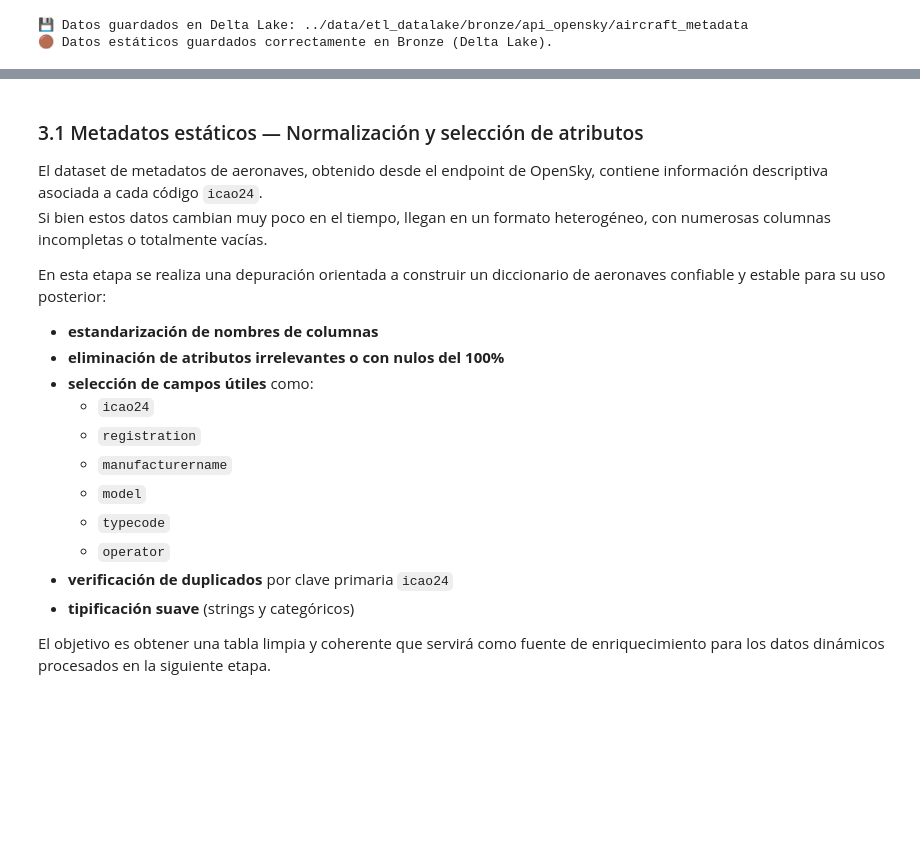
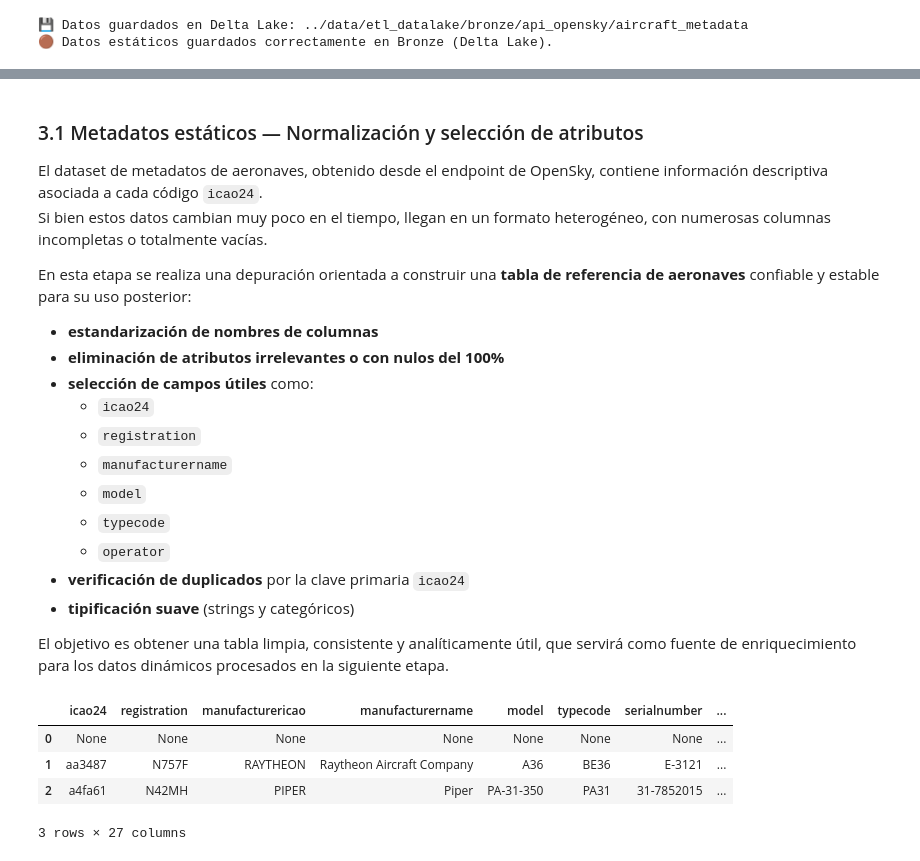
Before and after one commit to fernandezelias/ETL_OpenSky_Aviation, a Jupyter notebook: notebooks/01_opensky_etl.ipynb, the cells around one changed output, grey strips where cells are left out. Cells and saved outputs as stored; diff of their text form; code cells hidden in the pictures; blank space fills up the shorter version.

```diff
--- a/notebooks/01_opensky_etl.ipynb
+++ b/notebooks/01_opensky_etl.ipynb
@@ -346,7 +346,7 @@ Este enfoque garantiza un esquema consistente y una base sólida para la etapa *
 El dataset de metadatos de aeronaves, obtenido desde el endpoint de OpenSky, contiene información descriptiva asociada a cada código `icao24`.
 Si bien estos datos cambian muy poco en el tiempo, llegan en un formato heterogéneo, con numerosas columnas incompletas o totalmente vacías.
 
-En esta etapa se realiza una depuración orientada a construir un diccionario de aeronaves confiable y estable para su uso posterior:
+En esta etapa se realiza una depuración orientada a construir una **tabla de referencia de aeronaves** confiable y estable para su uso posterior:
 
 - **estandarización de nombres de columnas**
 - **eliminación de atributos irrelevantes o con nulos del 100%**
@@ -357,7 +357,7 @@ En esta etapa se realiza una depuración orientada a construir un diccionario de
   - `model`
   - `typecode`
   - `operator`
-- **verificación de duplicados** por clave primaria `icao24`
+- **verificación de duplicados** por la clave primaria `icao24`
 - **tipificación suave** (strings y categóricos)
 
-El objetivo es obtener una tabla limpia y coherente que servirá como fuente de enriquecimiento para los datos dinámicos procesados en la siguiente etapa.
+El objetivo es obtener una tabla limpia, consistente y analíticamente útil, que servirá como fuente de enriquecimiento para los datos dinámicos procesados en la siguiente etapa.
@@ -363,0 +373,9 @@ El objetivo es obtener una tabla limpia y coherente que servirá como fuente de
+# %%
+# Vista preliminar
+df_aircraft_cleaned.head(3)
+# %% [output]
+|  | icao24 | registration | manufacturericao | manufacturername | model | typecode | serialnumber | ... |
+| 0 | None | None | None | None | None | None | None | ... |
+| 1 | aa3487 | N757F | RAYTHEON | Raytheon Aircraft Company | A36 | BE36 | E-3121 | ... |
+| 2 | a4fa61 | N42MH | PIPER | Piper | PA-31-350 | PA31 | 31-7852015 | ... |
+3 rows × 27 columns
```
Also changed, not shown: parts of 23 cells of this notebook.
